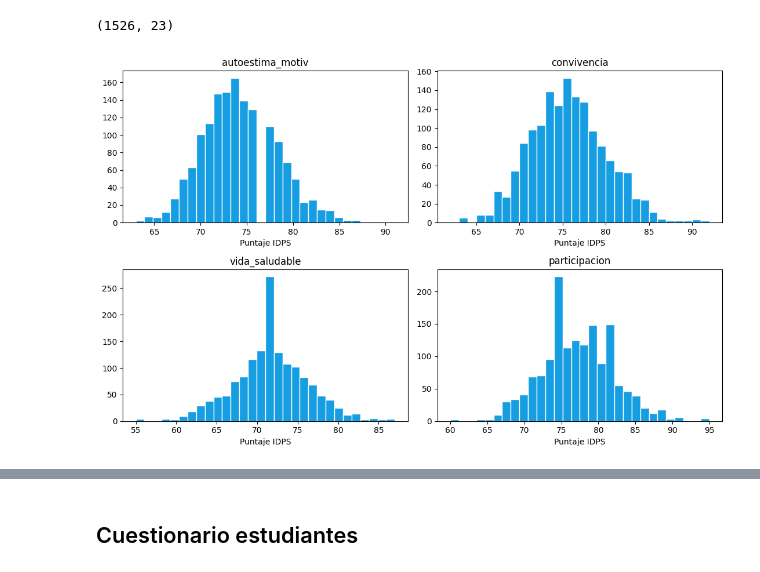
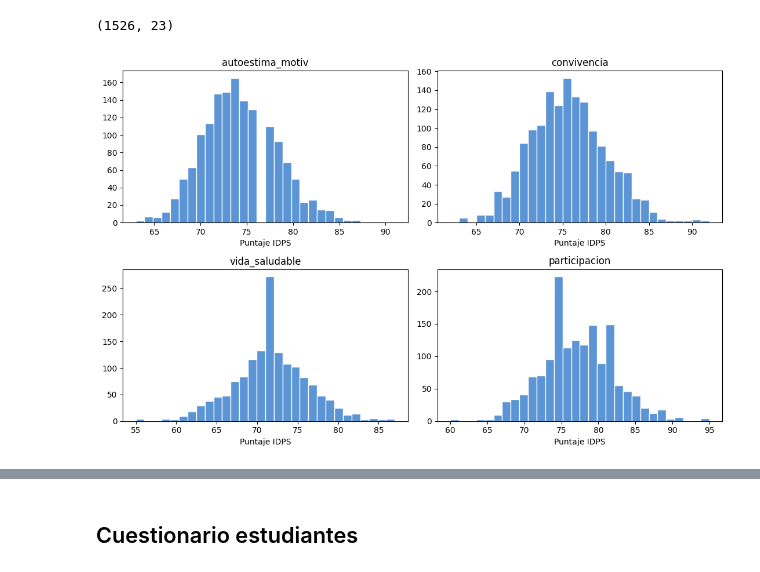
Before and after one commit to vcanalesg/dcc_taller_proyecto_g4, a Jupyter notebook: EDAyPreprocesamiento_01.ipynb, the cells around one changed output, grey strips where cells are left out. Cells and saved outputs as stored; diff of their text form; code cells hidden in the pictures.

```diff
--- a/EDAyPreprocesamiento_01.ipynb
+++ b/EDAyPreprocesamiento_01.ipynb
@@ -459,9 +459,9 @@ print(base.shape)
 # %%
 fig, axes = plt.subplots(2, 2, figsize=(11, 7))
 for ax, col in zip(axes.ravel(), ['autoestima_motiv', 'convivencia', 'vida_saludable', 'participacion']):
-    ax.hist(base[col].dropna(), bins=30, color="#179EE2", edgecolor="white")
+    ax.hist(base[col].dropna(), bins=30, color="#5B95D6", edgecolor="white")
     ax.set_title(col); ax.set_xlabel("Puntaje IDPS")
 #plt.suptitle("Distribución de los indicadores IDPS", y=1.02, fontsize=13)
 plt.tight_layout(); plt.show()
 # %% [output]
-[figure, old version]
+[figure, new version]
```
Also changed, not shown: parts of 9 cells of this notebook.
